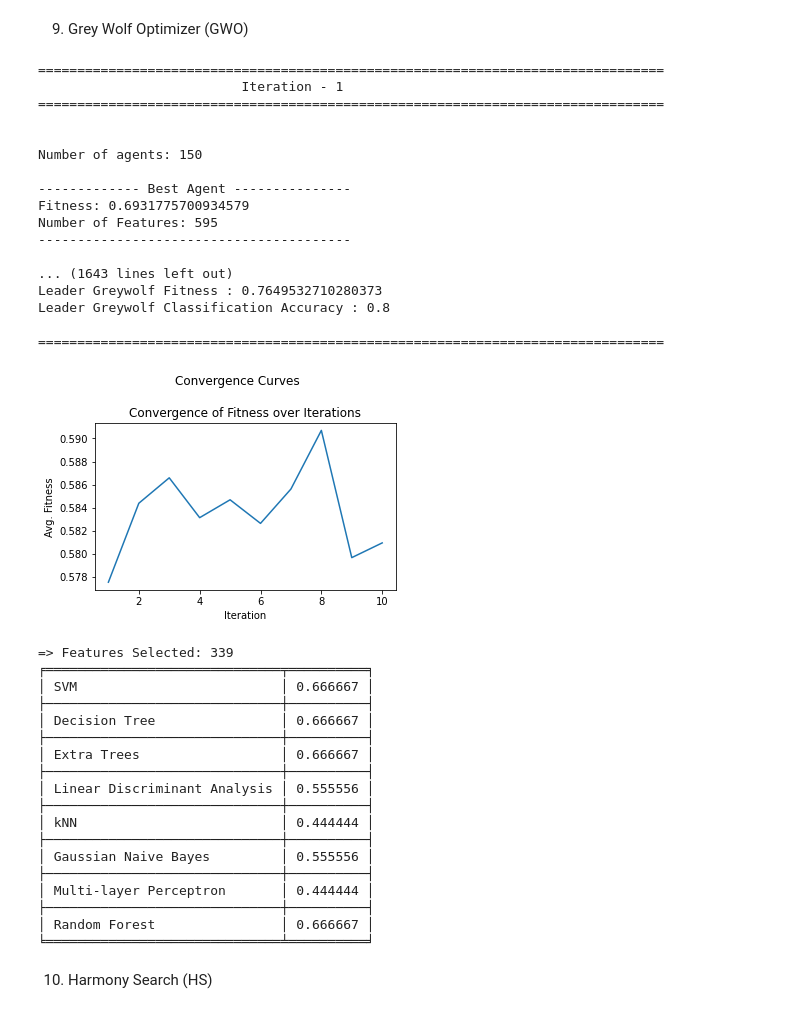
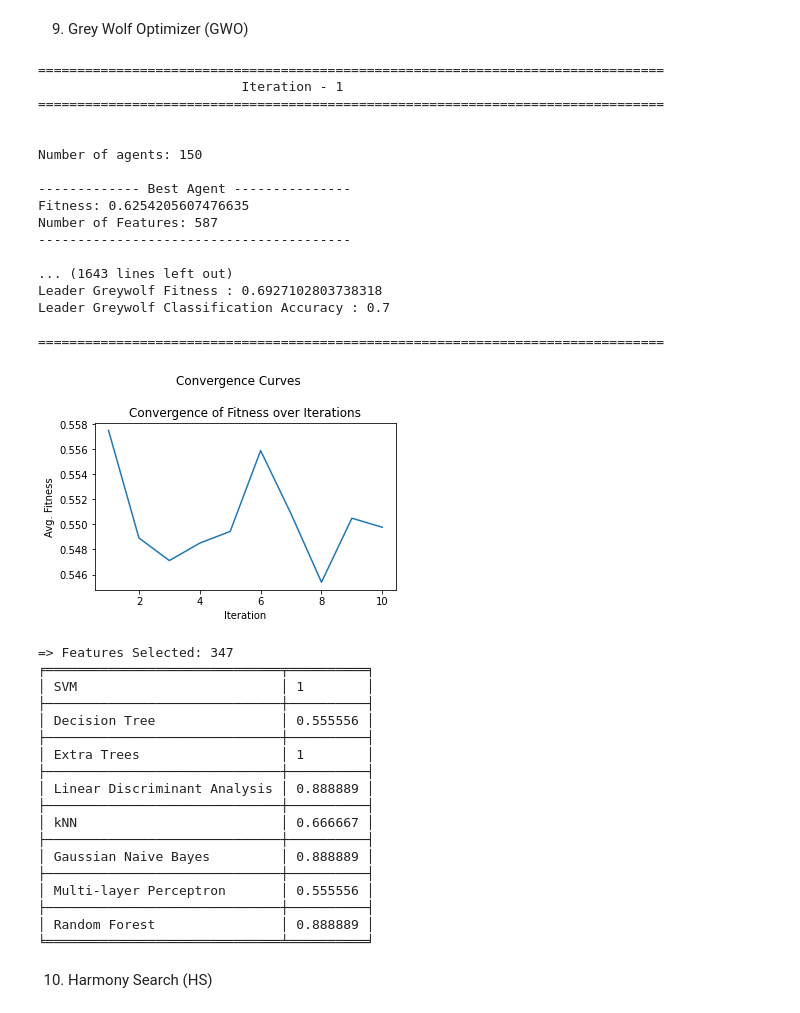
Before and after one commit to SiddhantNaik17/GeneDiseaseAssociation, a Jupyter notebook: notebooks/Mendeley_brain_cancer.ipynb, the cells around one changed output. Drawn from its saved outputs; the diff is of its cells as text; code cells hidden in the pictures.

```diff
--- a/notebooks/Mendeley_brain_cancer.ipynb
+++ b/notebooks/Mendeley_brain_cancer.ipynb
@@ -356,52 +356,52 @@ Leader Particle Classification Accuracy : 0.9
 # %%
 from Py_FS.wrapper.nature_inspired import GWO
 
 sol = GWO(150, 10, samples, sample_labels, weight_acc=0.7, val_size=10)
 idx = []
 for i in range(len(sol.best_agent)):
     if sol.best_agent[i] == 1:
         idx.append(i)
-_X_train = X_train[:, idx[0:num_fea]]
-_X_test = X_test[:, idx[0:num_fea]]
+_X_train = X_train[:, idx]
+_X_test = X_test[:, idx]
 
 print('=> Features Selected:', len(idx))
 classify(_X_train, _X_test, y_train, y_test, results=results, fs='Grey Wolf Optimiser')
 # %% [output]
 ================================================================================
                           Iteration - 1
 ================================================================================
 
 
 Number of agents: 150
 
 ------------- Best Agent ---------------
-Fitness: 0.6931775700934579
-Number of Features: 595
+Fitness: 0.6254205607476635
+Number of Features: 587
 ----------------------------------------
 
 ... (1643 lines left out)
-Leader Greywolf Fitness : 0.7649532710280373
-Leader Greywolf Classification Accuracy : 0.8
+Leader Greywolf Fitness : 0.6927102803738318
+Leader Greywolf Classification Accuracy : 0.7
 
 ================================================================================
-[figure, old version]
+[figure, new version]
-=> Features Selected: 339
+=> Features Selected: 347
 ╒══════════════════════════════╤══════════╕
-│ SVM                          │ 0.666667 │
+│ SVM                          │ 1        │
 ├──────────────────────────────┼──────────┤
-│ Decision Tree                │ 0.666667 │
+│ Decision Tree                │ 0.555556 │
 ├──────────────────────────────┼──────────┤
-│ Extra Trees                  │ 0.666667 │
+│ Extra Trees                  │ 1        │
 ├──────────────────────────────┼──────────┤
-│ Linear Discriminant Analysis │ 0.555556 │
+│ Linear Discriminant Analysis │ 0.888889 │
 ├──────────────────────────────┼──────────┤
-│ kNN                          │ 0.444444 │
+│ kNN                          │ 0.666667 │
 ├──────────────────────────────┼──────────┤
-│ Gaussian Naive Bayes         │ 0.555556 │
+│ Gaussian Naive Bayes         │ 0.888889 │
 ├──────────────────────────────┼──────────┤
-│ Multi-layer Perceptron       │ 0.444444 │
+│ Multi-layer Perceptron       │ 0.555556 │
 ├──────────────────────────────┼──────────┤
-│ Random Forest                │ 0.666667 │
+│ Random Forest                │ 0.888889 │
 ╘══════════════════════════════╧══════════╛
 # %% [markdown]
 10. Harmony Search (HS)
```
Also changed, not shown: parts of 10 cells of this notebook, 2 other files.
